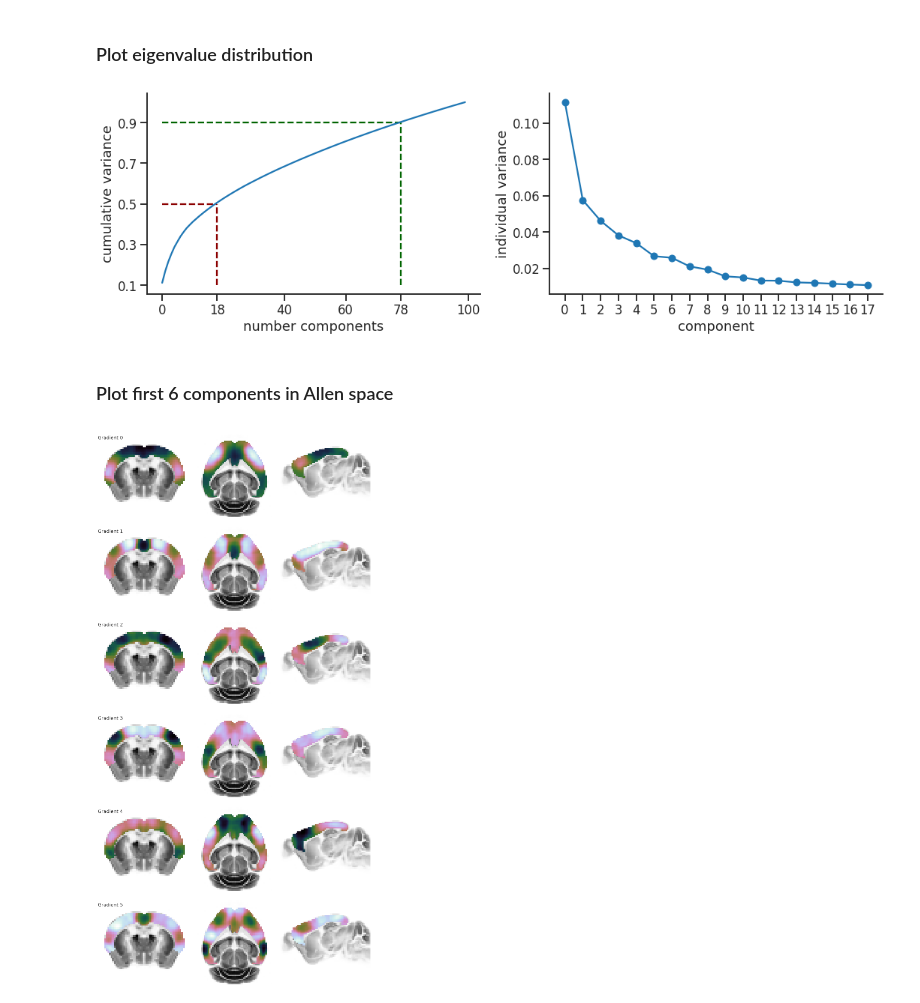
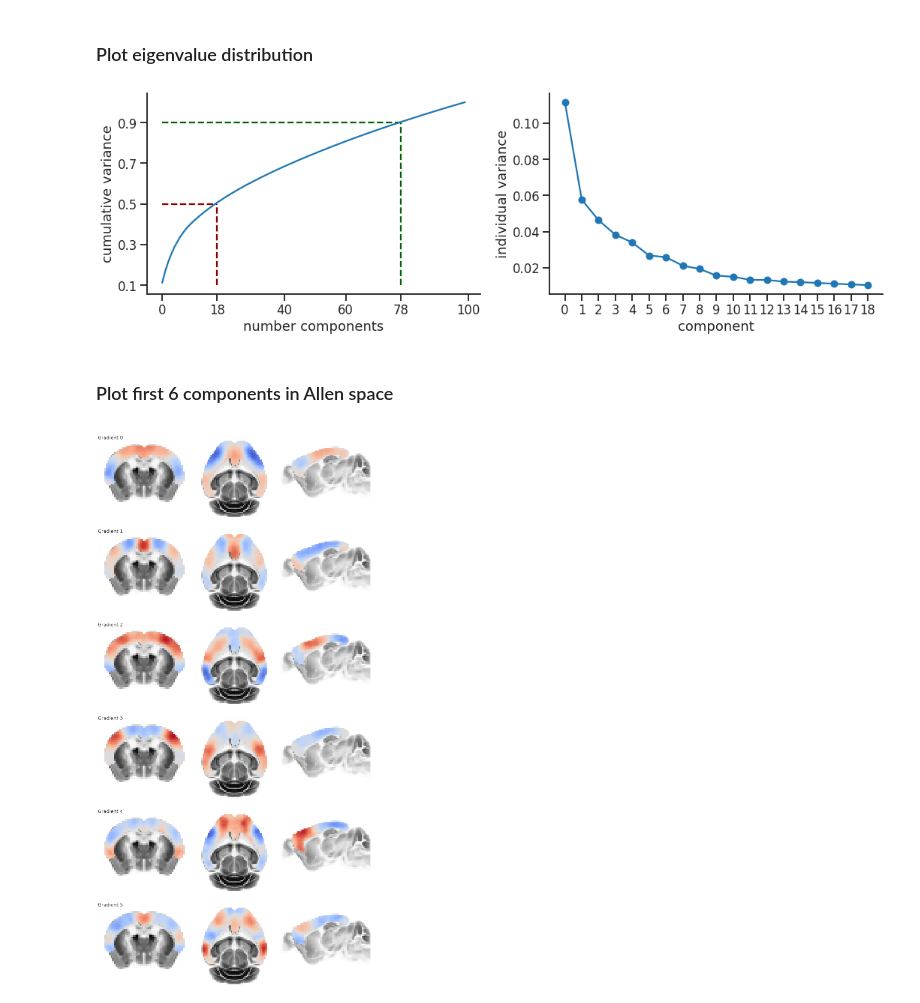
Before and after one commit to juhuntenburg/mouse_gradients, a Jupyter notebook: Embedding_results.ipynb, the cells around one changed output. Drawn from its saved outputs; the diff is of its cells as text; code cells hidden in the pictures.

```diff
--- a/Embedding_results.ipynb
+++ b/Embedding_results.ipynb
@@ -35,15 +35,15 @@ plt.vlines(comp05, 0.1, 0.5, color='darkred', linestyle="--")
 sns.despine()
 
 fig.add_subplot(122)
-plt.plot(eigen_perc_vol[:comp05], 'o', linestyle="-")
-plt.xticks(range(comp05))
+plt.plot(eigen_perc_vol[:comp05+1], 'o', linestyle="-")
+plt.xticks(range(comp05+1))
 plt.ylabel('individual variance')
 plt.xlabel('component')
 
 sns.despine()
 plt.tight_layout()
 # %% [output]
-[figure, old version]
+[figure, new version]
 # %%
 #fig.savefig('/home/julia/Documents/projects/mouse_gradients/embedding_components.png')
 # %% [markdown]
@@ -58,26 +58,27 @@ z=20
 # %%
 gradients = nb.load('/home/julia/data/gradients/results/embedding_vol/embed.nii.gz').get_data()
 fig = plt.figure(figsize=(15,30))
 for g in range(6):
 
     gradient = gradients[:,:,:,g]
     gradient[mask==0] = np.nan
-    vmin, vmax = np.nanmin(gradient), np.nanmax(gradient)
+    vmax = np.max([np.abs(np.nanmin(gradient)), np.abs(np.nanmax(gradient))])
+    vmin = -vmax
 
     template_img = [template[x,:,:], template[:,y,:], template[:,:,z].T]
     gradient_img = [gradient[x,:,:], gradient[:,y,:], gradient[:,:,z].T]
 
     for i in range(3):
 
         fig.add_subplot(6,3,(g*3+(i+1)))
         plt.imshow(template_img[i],  cmap='Greys', aspect='equal');
-        plt.imshow(gradient_img[i],  cmap="cubehelix_r", aspect='equal', vmin=vmin, vmax=vmax);
+        plt.imshow(gradient_img[i],  cmap="coolwarm", aspect='equal', vmin=vmin, vmax=vmax);
         if i == 0:
             plt.title('Gradient %s' %g, loc='left')
         plt.axis('off');
 
 plt.tight_layout()
 # %% [output]
-[figure, old version]
+[figure, new version]
 # %%
 fig.savefig('/home/julia/Documents/projects/mouse_gradients/gradient_0to5.png')
```
Also changed, not shown: 6 other files.
